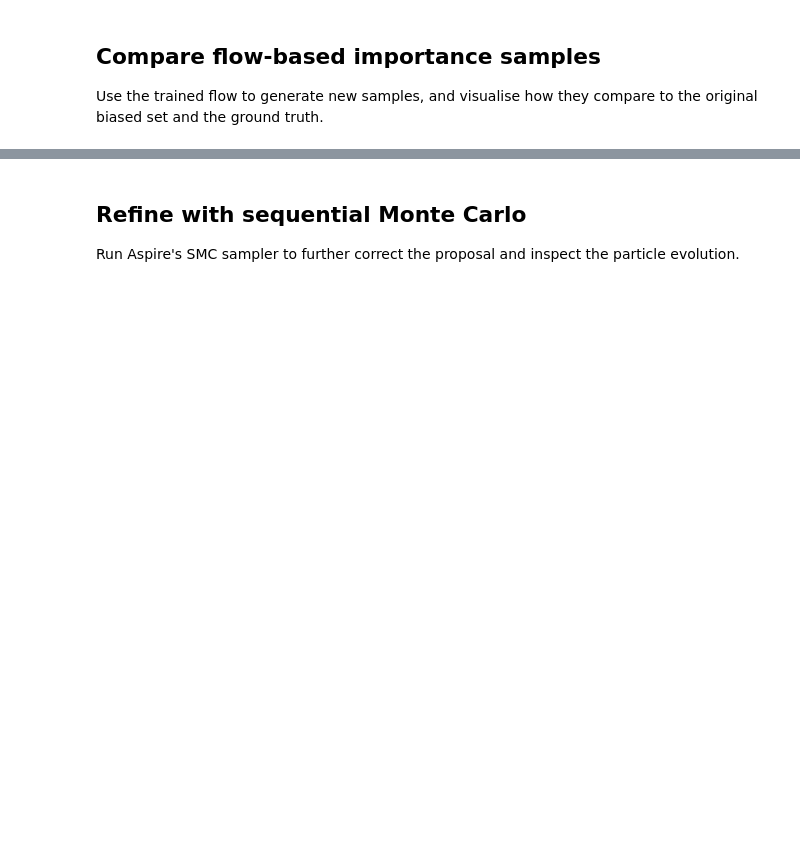
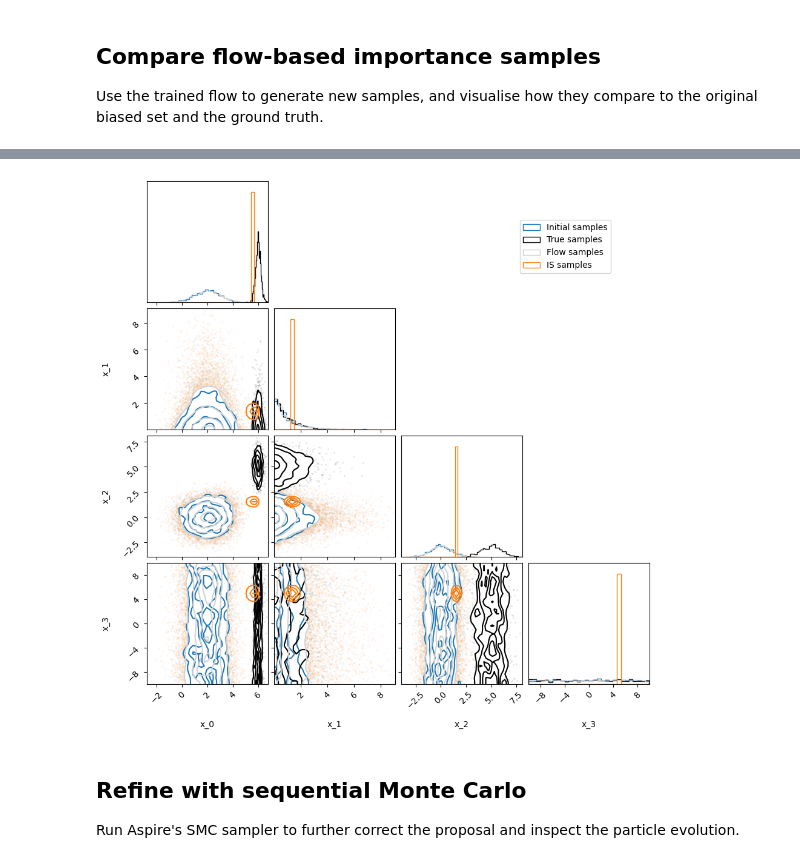
Before and after one commit to mj-will/aspire-analyses, a Jupyter notebook: toy_examples/biased_initial_samples.ipynb, the cells around one changed output, grey strips where cells are left out. Cells and saved outputs as stored; diff of their text form; code cells hidden in the pictures; blank space fills up the shorter version.

```diff
--- a/toy_examples/biased_initial_samples.ipynb
+++ b/toy_examples/biased_initial_samples.ipynb
@@ -136,13 +175,15 @@ Use the trained flow to generate new samples, and visualise how they compare to
 the original biased set and the ground truth.
 # %%
 
-is_samples = poppy.sample_posterior(10_000)
+is_samples = aspire.sample_posterior(10_000)
+
+flow_samples = aspire.sample_flow(10_000)
 
 
 fig = plot_comparison(
     initial_samples,
     true_samples,
-    is_samples,
+    flow_samples,
     is_samples,
     per_samples_kwargs=[
         dict(include_weights=True, color="C0"),
@@ -154,3 +195,4 @@ fig = plot_comparison(
 )
 fig.savefig(outdir / "initial_samples.png")
 plt.show()
+# %% [output]
@@ -157,3 +211,4 @@ plt.show()
+[figure, added]
 # %% [markdown]
 ## Refine with sequential Monte Carlo
 Run Aspire's SMC sampler to further correct the proposal and inspect the
```
Also changed, not shown: parts of 31 cells of this notebook, 6 other files.
